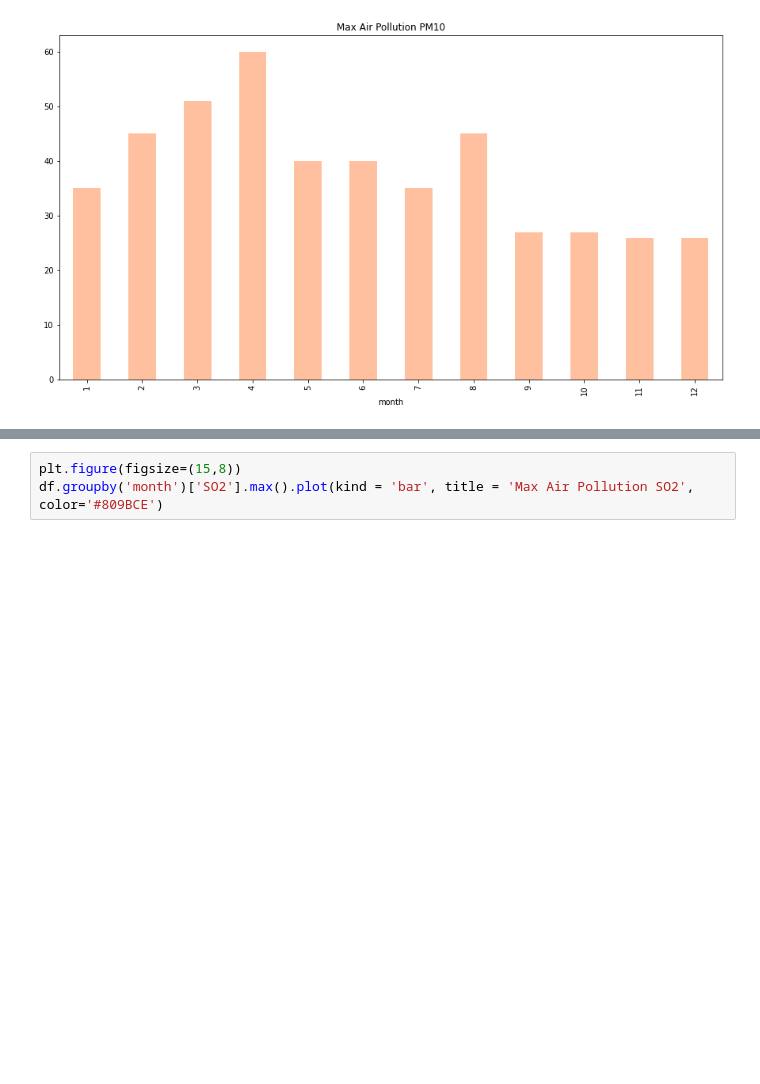
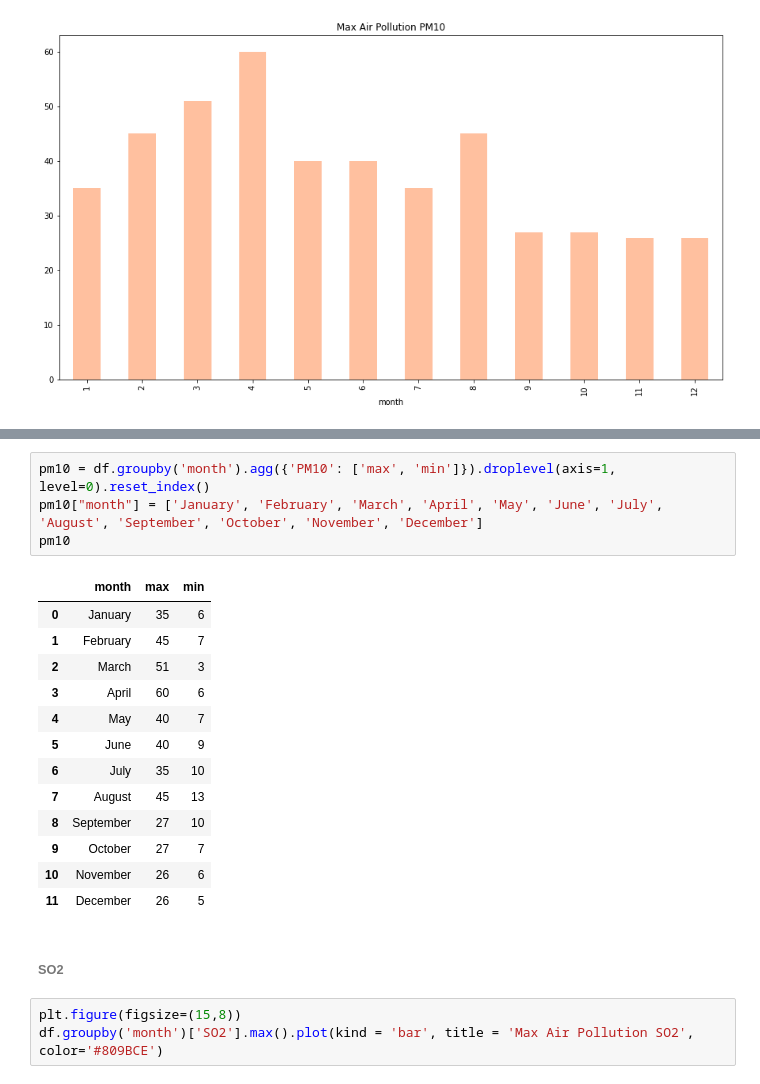
Before and after one commit to nurimammasri/Air-Quality-Index-Analysis-and-Correlation-Effect, a Jupyter notebook: 02. Air Quality in Yogyakarta, Indonesia.ipynb, the cells around one changed output, grey strips where cells are left out. Saved outputs shown, nothing was run; the diff lists cells and outputs as text; blank space fills up the shorter version.

```diff
--- a/02. Air Quality in Yogyakarta, Indonesia.ipynb
+++ b/02. Air Quality in Yogyakarta, Indonesia.ipynb
@@ -581,3 +595,23 @@ df.groupby('month').agg(
+# %%
+pm10 = df.groupby('month').agg({'PM10': ['max', 'min']}).droplevel(axis=1, level=0).reset_index()
+pm10["month"] = ['January', 'February', 'March', 'April', 'May', 'June', 'July', 'August', 'September', 'October', 'November', 'December']
+pm10
+# %% [output]
+|  | month | max | min |
+| 0 | January | 35 | 6 |
+| 1 | February | 45 | 7 |
+| 2 | March | 51 | 3 |
+| 3 | April | 60 | 6 |
+| 4 | May | 40 | 7 |
+| 5 | June | 40 | 9 |
+| 6 | July | 35 | 10 |
+| 7 | August | 45 | 13 |
+| 8 | September | 27 | 10 |
+| 9 | October | 27 | 7 |
+| 10 | November | 26 | 6 |
+| 11 | December | 26 | 5 |
+# %% [markdown]
+######  **SO2**
 # %%
 plt.figure(figsize=(15,8))
 df.groupby('month')['SO2'].max().plot(kind = 'bar', title = 'Max Air Pollution SO2', color='#809BCE')
```
Also changed, not shown: parts of 16 cells of this notebook.
